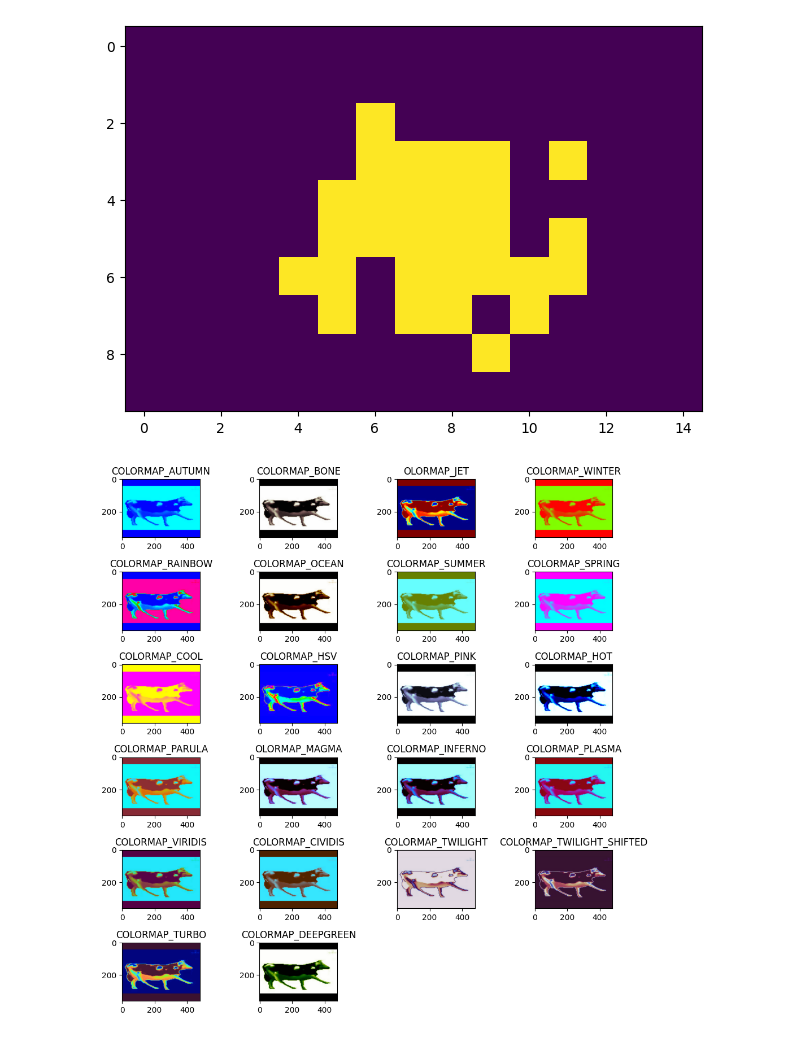
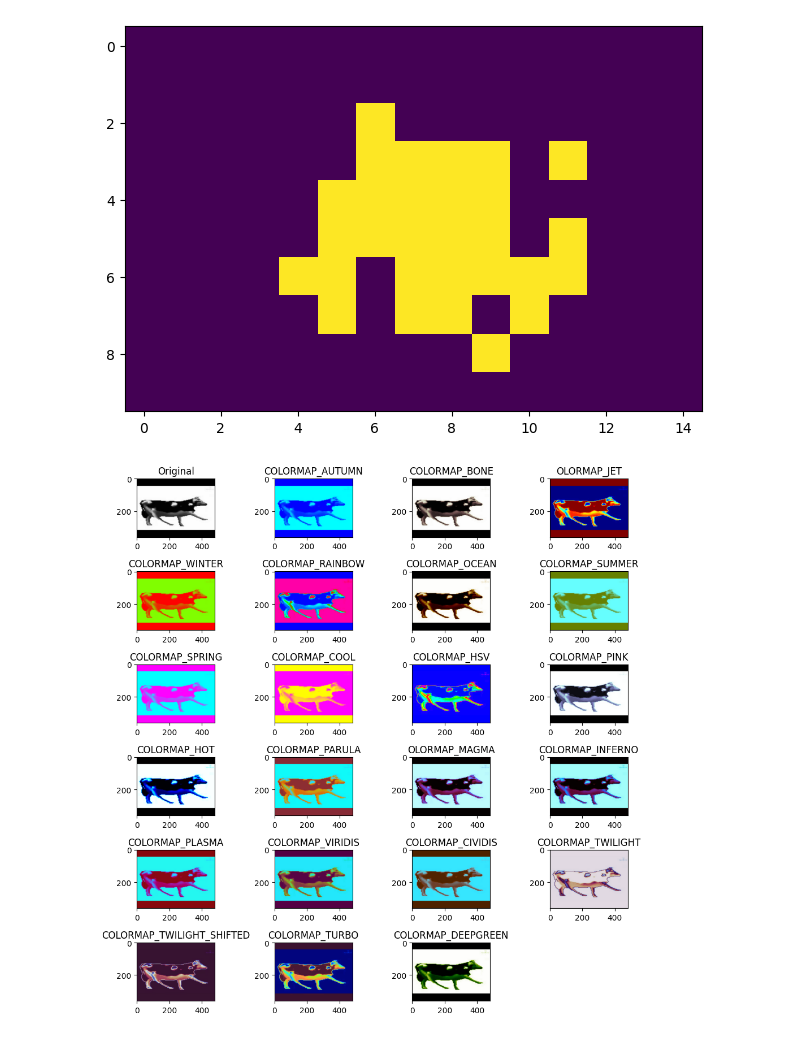
Before and after one commit to VeoNoporSad/PDI, a Jupyter notebook: Practica_19_03_2024.ipynb, the cells around one changed output. Saved outputs shown, nothing was run; the diff lists cells and outputs as text; code cells hidden in the pictures.

```diff
--- a/Practica_19_03_2024.ipynb
+++ b/Practica_19_03_2024.ipynb
@@ -81,7 +81,8 @@ vec = [cv.COLORMAP_AUTUMN,
   cv.COLORMAP_TURBO,
   cv.COLORMAP_DEEPGREEN]
 
-vecname = ["COLORMAP_AUTUMN",
+vecname = ["original",
+  "COLORMAP_AUTUMN",
   "COLORMAP_BONE",
   "OLORMAP_JET",
   "COLORMAP_WINTER",
@@ -106,18 +107,23 @@ vecname = ["COLORMAP_AUTUMN",
 # %%
 import cv2 as cv
 a = 1
 plt.figure(figsize=(10, 10))
+im = cv.imread(r"C:/Universidad/QuintoSemestre/PDI/Imagenes/dd5.jpg", cv.IMREAD_GRAYSCALE)
+imgp = cv.cvtColor(im, cv.COLOR_BGR2RGB)
 for i in range(0, len(vec)):
 
-    im = cv.imread(r"C:/Universidad/QuintoSemestre/PDI/Imagenes/dd5.jpg", cv.IMREAD_GRAYSCALE)
+
     imC = cv.applyColorMap(im, vec[i])
 
-    plt.subplot(6,4,a)
+    if (i == 0):
+        plt.subplot(6,4,1)
+        plt.imshow(imgp)
+        plt.title("Original")
+    plt.subplot(6,4,a + 1)
     plt.imshow(imC)
     plt.title(vecname[i])
     a = a + 1
-
 plt.tight_layout()
 plt.show()
 # %% [output]
-[figure, old version]
+[figure, new version]
```
Also changed, not shown: 3 other files.
